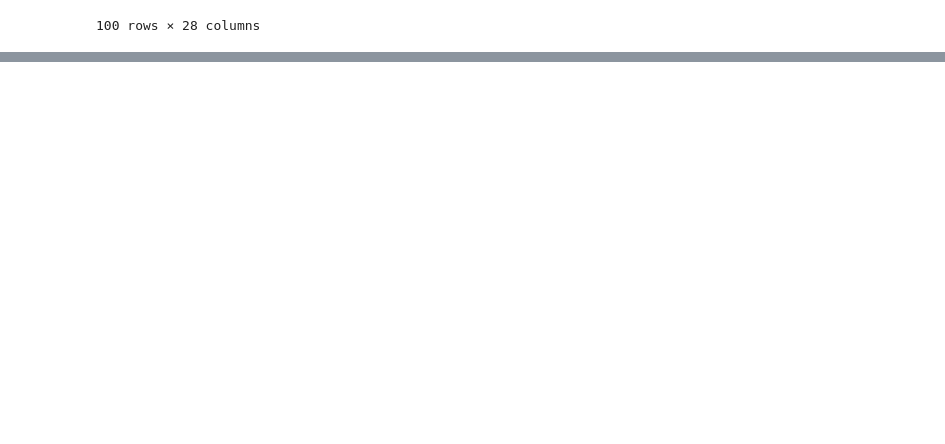
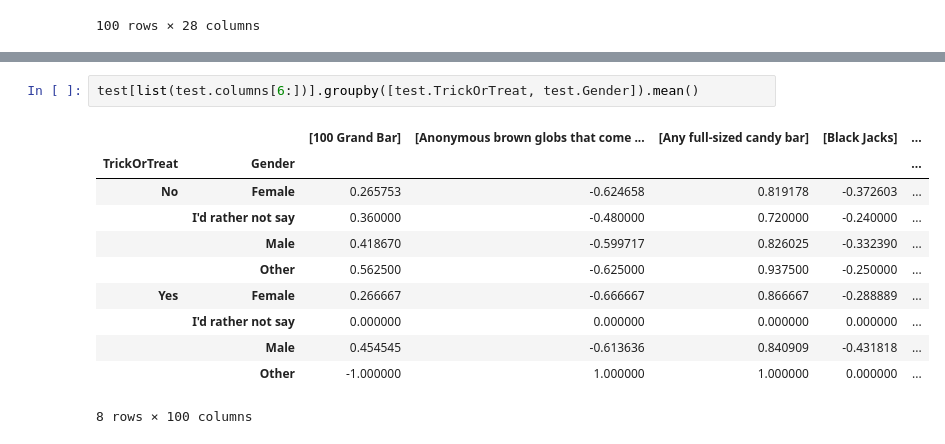
Before and after one commit to ScottBreitbach/DSC540, a Jupyter notebook: Weeks7-8/Test.ipynb, the cells around one changed output, grey strips where cells are left out. Cells and saved outputs as stored; diff of their text form; blank space fills up the shorter version.

```diff
--- a/Weeks7-8/Test.ipynb
+++ b/Weeks7-8/Test.ipynb
@@ -1204,0 +1216,14 @@ pd.pivot_table(test, columns='Country', values=list(test.columns[6:]))
+# %%
+test[list(test.columns[6:])].groupby([test.TrickOrTreat, test.Gender]).mean()
+# %% [output]
+|  |  | [100 Grand Bar] | [Anonymous brown globs that come ... | [Any full-sized candy bar] | [Black Jacks] | ... |
+| TrickOrTreat | Gender |  |  |  |  | ... |
+| No | Female | 0.265753 | -0.624658 | 0.819178 | -0.372603 | ... |
+|  | I'd rather not say | 0.360000 | -0.480000 | 0.720000 | -0.240000 | ... |
+|  | Male | 0.418670 | -0.599717 | 0.826025 | -0.332390 | ... |
+|  | Other | 0.562500 | -0.625000 | 0.937500 | -0.250000 | ... |
+| Yes | Female | 0.266667 | -0.666667 | 0.866667 | -0.288889 | ... |
+|  | I'd rather not say | 0.000000 | 0.000000 | 0.000000 | 0.000000 | ... |
+|  | Male | 0.454545 | -0.613636 | 0.840909 | -0.431818 | ... |
+|  | Other | -1.000000 | 1.000000 | 1.000000 | 0.000000 | ... |
+8 rows × 100 columns
```
Also changed, not shown: parts of 42 cells of this notebook.
